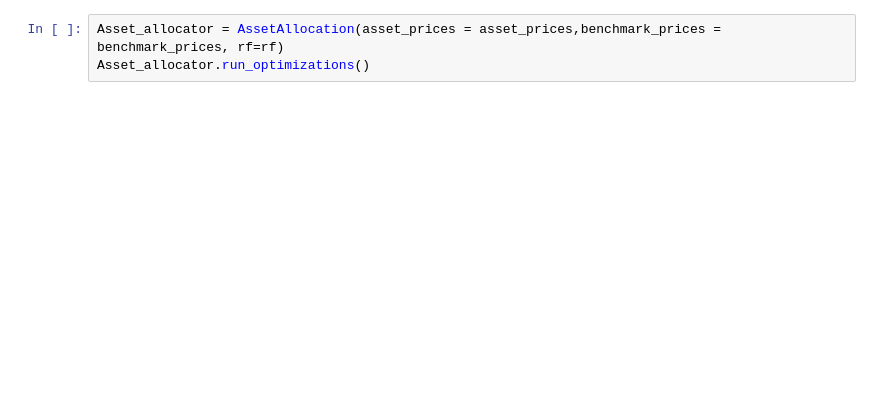
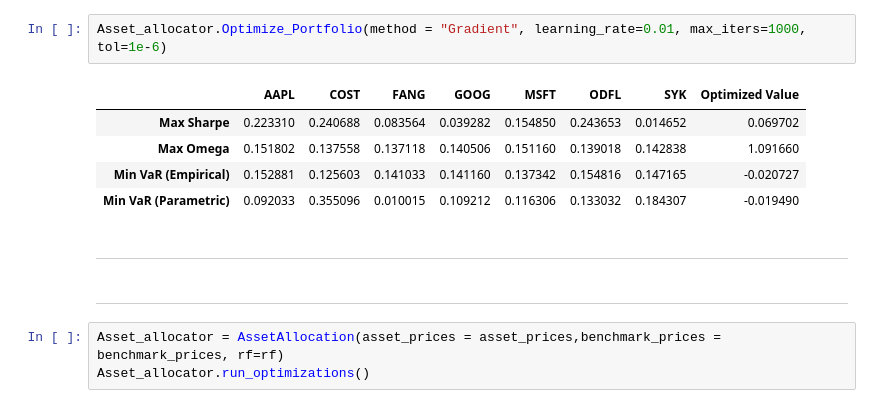
Before and after one commit to Luis1Soto/Asset_Allocation, a Jupyter notebook: asset_allocation.ipynb, the cells around one changed output. Cells and saved outputs as stored; diff of their text form; blank space fills up the shorter version.

```diff
--- a/asset_allocation.ipynb
+++ b/asset_allocation.ipynb
@@ -45,3 +51,15 @@ Asset_allocator.run_SLSQP_optimizations()
+# %%
+Asset_allocator.Optimize_Portfolio(method = "Gradient", learning_rate=0.01, max_iters=1000, tol=1e-6)
+# %% [output]
+|  | AAPL | COST | FANG | GOOG | MSFT | ODFL | SYK | Optimized Value |
+| Max Sharpe | 0.223310 | 0.240688 | 0.083564 | 0.039282 | 0.154850 | 0.243653 | 0.014652 | 0.069702 |
+| Max Omega | 0.151802 | 0.137558 | 0.137118 | 0.140506 | 0.151160 | 0.139018 | 0.142838 | 1.091660 |
+| Min VaR (Empirical) | 0.152881 | 0.125603 | 0.141033 | 0.141160 | 0.137342 | 0.154816 | 0.147165 | -0.020727 |
+| Min VaR (Parametric) | 0.092033 | 0.355096 | 0.010015 | 0.109212 | 0.116306 | 0.133032 | 0.184307 | -0.019490 |
+# %% [markdown]
+-----
+# %% [markdown]
+-------
 # %%
 Asset_allocator = AssetAllocation(asset_prices = asset_prices,benchmark_prices = benchmark_prices, rf=rf)
 Asset_allocator.run_optimizations()
```
Also changed, not shown: parts of 11 cells of this notebook, 1 other file.
